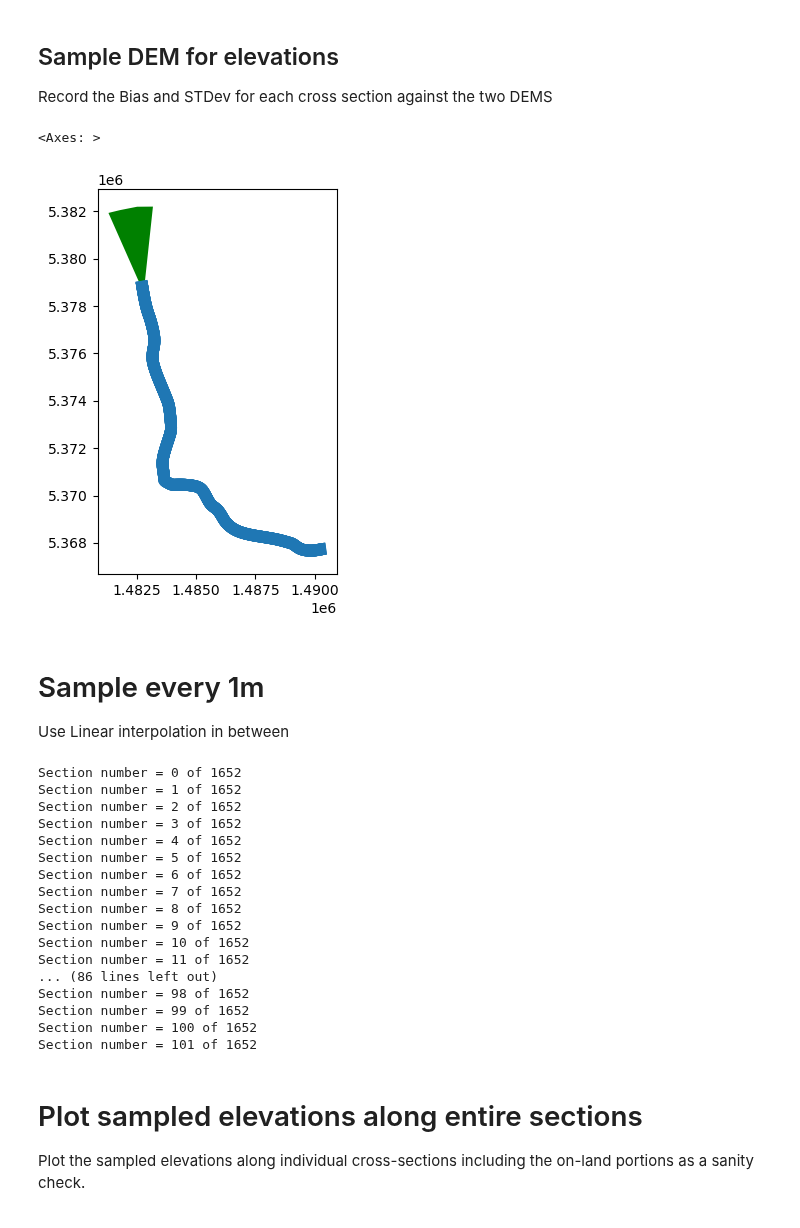
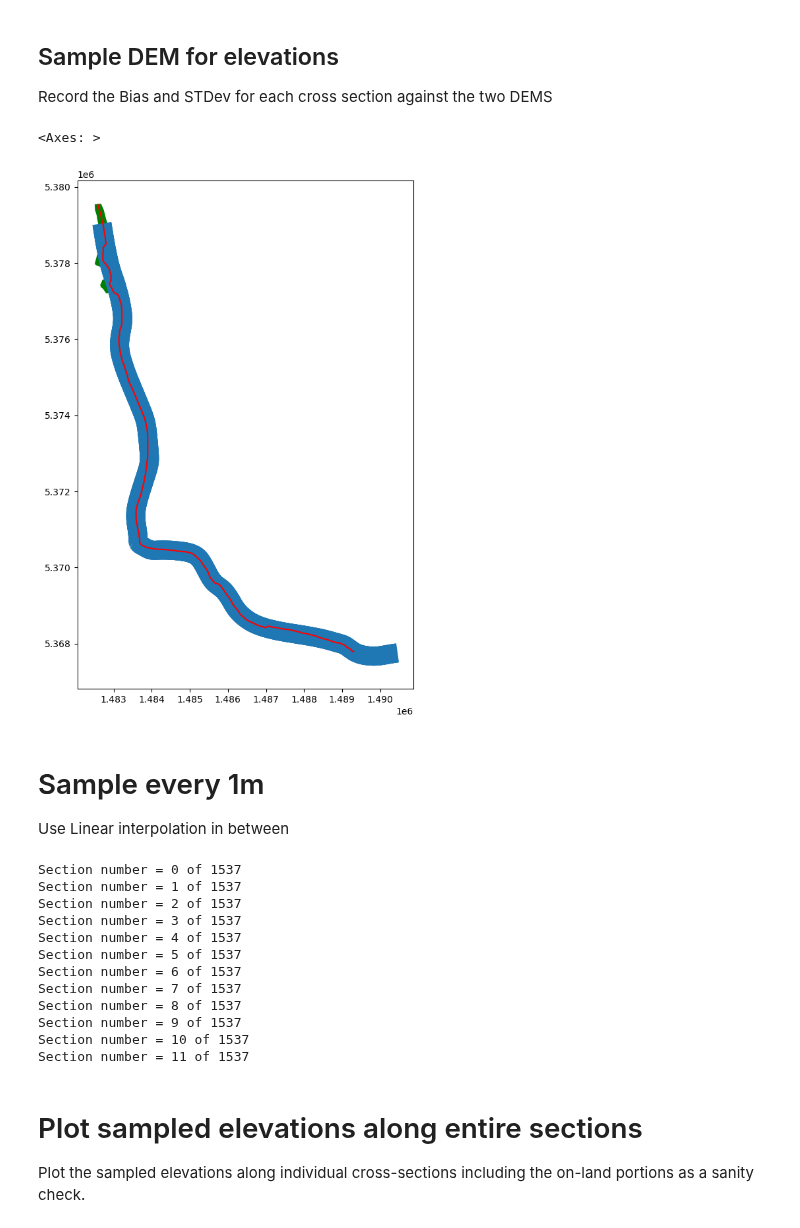
Before and after one commit to rosepearson/Hydrologic-DEMs-scripts, a Jupyter notebook: jupyter_notebooks/river_bathymetry/paper/westport_all_cross_sections.ipynb, the cells around one changed output. Drawn from its saved outputs; the diff is of its cells as text; code cells hidden in the pictures.

Commit message:
Updating the paper plots while trying to improve the river bathymetry estimation process

```diff
--- a/jupyter_notebooks/river_bathymetry/paper/westport_all_cross_sections.ipynb
+++ b/jupyter_notebooks/river_bathymetry/paper/westport_all_cross_sections.ipynb
@@ -48,3 +48,10 @@ polygon = geopandas.GeoDataFrame( pandas.concat([river_polygon, fan_polygon], ig
+# %%
+polygon = geopandas.read_file(cache_path / folder / "measured_river" / "river_polygon.geojson")
+riverbanks = geopandas.read_file(pathlib.Path(r"C:\Local\data\catchments") / "measured_sections" / "westport" / "riverbanks.geojson")
+normalised_distances = numpy.arange(0, riverbanks.length.max())/riverbanks.length.max()
+riverbanks=riverbanks.apply(lambda row: row.geometry.interpolate(normalised_distances, normalized=True), axis=1)
+river_centreline = geopandas.GeoDataFrame(geometry=[shapely.geometry.LineString([shapely.geometry.MultiPoint([right, left]).centroid for (right, left) in zip(riverbanks.loc[0], riverbanks.loc[1])])],
+                                          crs=horizontal_crs)
 # %% [markdown]
 ## Load in sample cross sections & widths
 See raw cell below for converting to NZVD2016. This has already been done so load in the converted one directly
@@ -72,18 +79,21 @@ thresholds = {"Narrow Min": 0.5, "Narrow Max": 0.75, "Wide Min": 2, "Wide Max":
 Record the Bias and STDev for each cross section against the two DEMS
 # %%
 import matplotlib.pyplot
-fig, ax = matplotlib.pyplot.subplots(ncols=1, nrows=1, figsize=(10, 5))
+fig, ax = matplotlib.pyplot.subplots(ncols=1, nrows=1, figsize=(20, 10))
 polygon.plot(ax=ax, color='g')
 sampled_sections.plot(ax=ax)
+river_centreline.plot(ax=ax, color='r')
 # %% [output]
 <Axes: >
-[figure, old version]
+[figure, new version]
 # %% [markdown]
 # Sample every 1m
 Use Linear interpolation in between
 # %%
 comparisons_sampled = {**dict((f"{key} z", []) for key in dems), **dict((f"{key} river", []) for key in widths), **{"Section": [], "Polygon": [], "Distance Upstream [m]": [], "Offset [m]": []}}
 intersection_points = sampled_sections.intersection(river_centreline.iloc[0].geometry)
+sampled_sections = sampled_sections[intersection_points.is_empty==False]
+intersection_points = intersection_points[intersection_points.is_empty==False]
 for index, row in sampled_sections.iterrows():
     print(f"Section number = {index} of {len(sampled_sections)}")
     line = row.geometry
@@ -101,27 +111,22 @@ for index, row in sampled_sections.iterrows():
         comparisons_sampled["Polygon"].append(polygon.iloc[0].geometry.contains(point))
         comparisons_sampled["Distance Upstream [m]"].append(distance_upstream)
         comparisons_sampled["Offset [m]"].append(offset)
-    if index > 100:
+    if index > 10:
         break
 comparisons_sampled = pandas.DataFrame.from_dict(comparisons_sampled)
 # %% [output]
-Section number = 0 of 1652
-Section number = 1 of 1652
-Section number = 2 of 1652
-Section number = 3 of 1652
-Section number = 4 of 1652
-Section number = 5 of 1652
-Section number = 6 of 1652
-Section number = 7 of 1652
-Section number = 8 of 1652
-Section number = 9 of 1652
-Section number = 10 of 1652
-Section number = 11 of 1652
-... (86 lines left out)
-Section number = 98 of 1652
-Section number = 99 of 1652
-Section number = 100 of 1652
-Section number = 101 of 1652
+Section number = 0 of 1537
+Section number = 1 of 1537
+Section number = 2 of 1537
+Section number = 3 of 1537
+Section number = 4 of 1537
+Section number = 5 of 1537
+Section number = 6 of 1537
+Section number = 7 of 1537
+Section number = 8 of 1537
+Section number = 9 of 1537
+Section number = 10 of 1537
+Section number = 11 of 1537
 # %%
 comparisons_sampled.to_json(cache_path / folder / "sampled_section_comparison" / "sampled_values.json")
 # %% [markdown]
```
Also changed, not shown: parts of 3 cells of this notebook, 1 other file.
